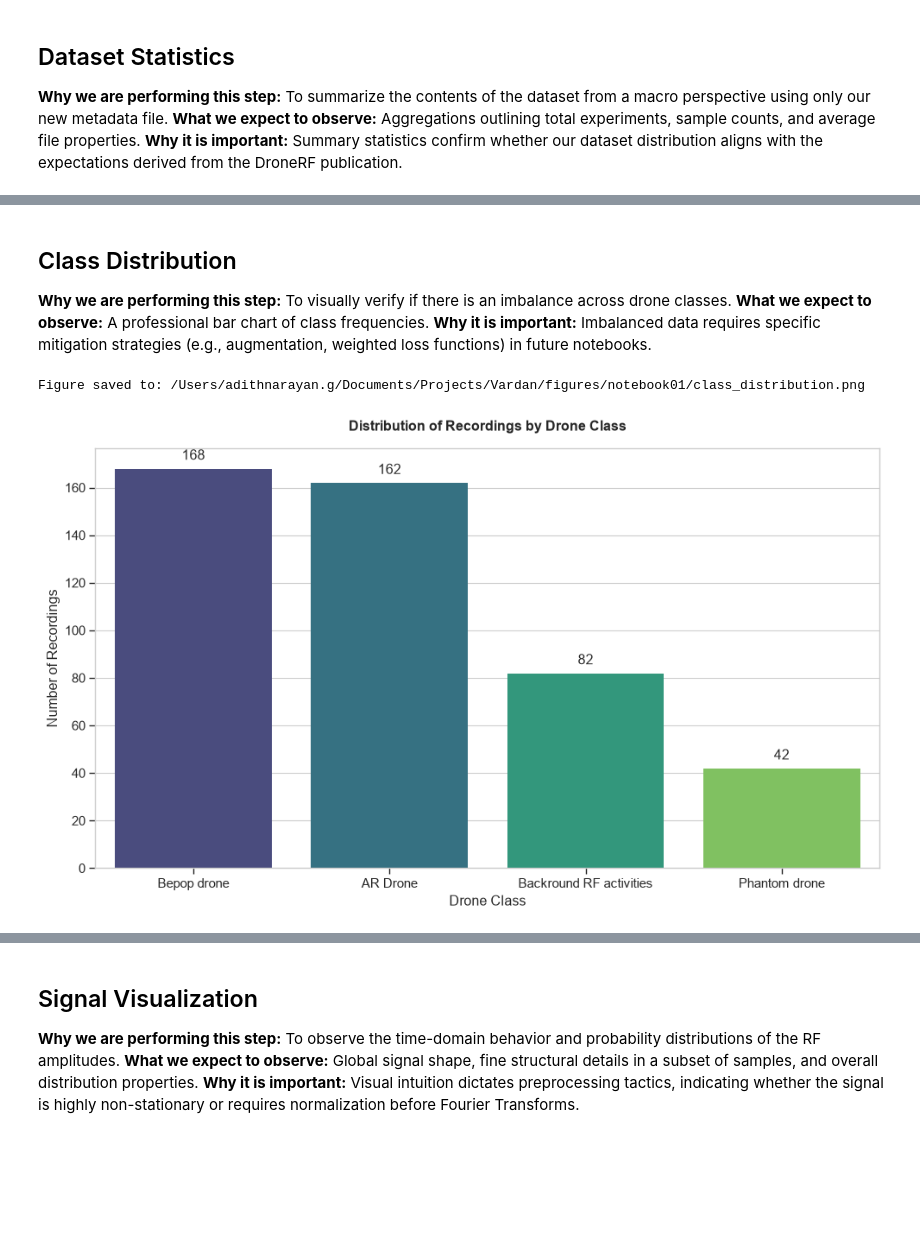
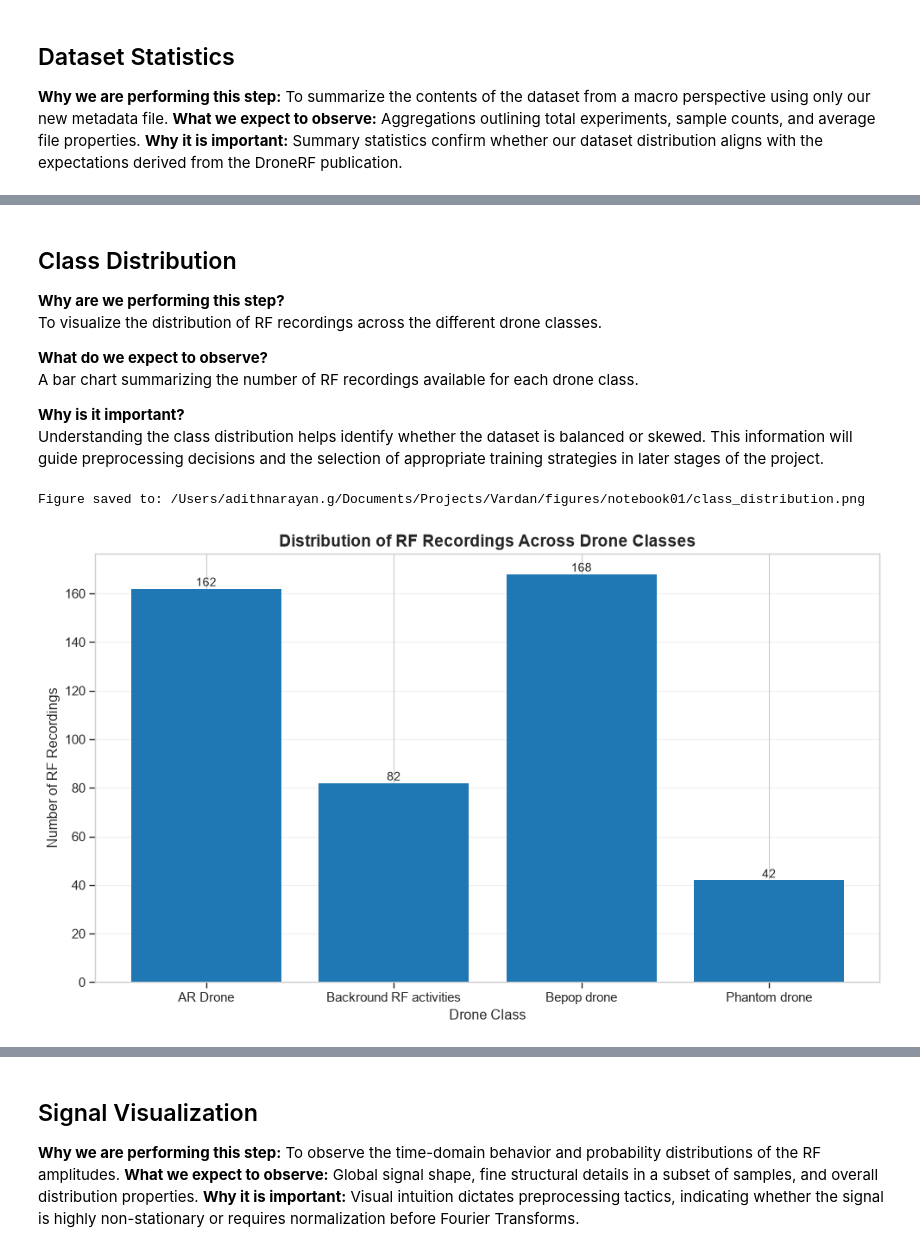
Before and after one commit to Adith1207/Vardan, a Jupyter notebook: notebooks/01_DroneRF_Dataset_Exploration.ipynb, the cells around one changed output, grey strips where cells are left out. Saved outputs shown, nothing was run; the diff lists cells and outputs as text; code cells hidden in the pictures; blank space fills up the shorter version.

```diff
--- a/notebooks/01_DroneRF_Dataset_Exploration.ipynb
+++ b/notebooks/01_DroneRF_Dataset_Exploration.ipynb
@@ -335,29 +444,77 @@ if not df_metadata.empty:
 # %% [markdown]
 ## Class Distribution
 
-**Why we are performing this step:** To visually verify if there is an imbalance across drone classes.
-**What we expect to observe:** A professional bar chart of class frequencies.
-**Why it is important:** Imbalanced data requires specific mitigation strategies (e.g., augmentation, weighted loss functions) in future notebooks.
+**Why are we performing this step?**
+To visualize the distribution of RF recordings across the different drone classes.
+
+**What do we expect to observe?**
+A bar chart summarizing the number of RF recordings available for each drone class.
+
+**Why is it important?**
+Understanding the class distribution helps identify whether the dataset is balanced or skewed. This information will guide preprocessing decisions and the selection of appropriate training strategies in later stages of the project.
 # %%
-if not df_metadata.empty:
-    plt.figure(figsize=(10, 6))
-    ax = sns.countplot(data=df_metadata, x="drone_class", palette="viridis", order=df_metadata["drone_class"].value_counts().index)
-    plt.title("Distribution of Recordings by Drone Class", pad=15, fontweight="bold")
-    plt.xlabel("Drone Class")
-    plt.ylabel("Number of Recordings")
+# ============================================================
+# Drone Class Distribution
+# ============================================================
 
-    for p in ax.patches:
-        ax.annotate(f'{int(p.get_height())}', (p.get_x() + p.get_width() / 2., p.get_height()),
-                    ha='center', va='bottom', xytext=(0, 5), textcoords='offset points')
+if df_metadata.empty:
+    print("Metadata DataFrame is empty.")
+
+else:
+
+    class_distribution = (
+        df_metadata["drone_class"]
+        .value_counts()
+        .sort_index()
+    )
+
+    fig, ax = plt.subplots(figsize=(10, 6))
+
+    bars = ax.bar(
+        class_distribution.index,
+        class_distribution.values
+    )
+
+    ax.set_title(
+        "Distribution of RF Recordings Across Drone Classes",
+        fontsize=14,
+        fontweight="bold"
+    )
+
+    ax.set_xlabel("Drone Class")
+    ax.set_ylabel("Number of RF Recordings")
+
+    ax.grid(axis="y", alpha=0.3)
+
+    for bar in bars:
+        height = bar.get_height()
+
+        ax.text(
+            bar.get_x() + bar.get_width()/2,
+            height,
+            f"{int(height)}",
+            ha="center",
+            va="bottom",
+            fontsize=10
+        )
 
     plt.tight_layout()
-    fig_path = NB_FIGURES_DIR / "class_distribution.png"
-    plt.savefig(fig_path, dpi=300)
-    print(f"Figure saved to: {fig_path}")
+
+    figure_path = NB_FIGURES_DIR / "class_distribution.png"
+
+    plt.savefig(
+        figure_path,
+        dpi=300,
+        bbox_inches="tight"
+    )
+
+    print(f"Figure saved to: {figure_path}")
+
     plt.show()
+    plt.close()
 # %% [output]
 Figure saved to: /Users/adithnarayan.g/Documents/Projects/Vardan/figures/notebook01/class_distribution.png
-[figure, old version]
+[figure, new version]
 # %% [markdown]
 ## Receiver Distribution
 
```
Also changed, not shown: parts of 12 cells of this notebook, 12 other files.
